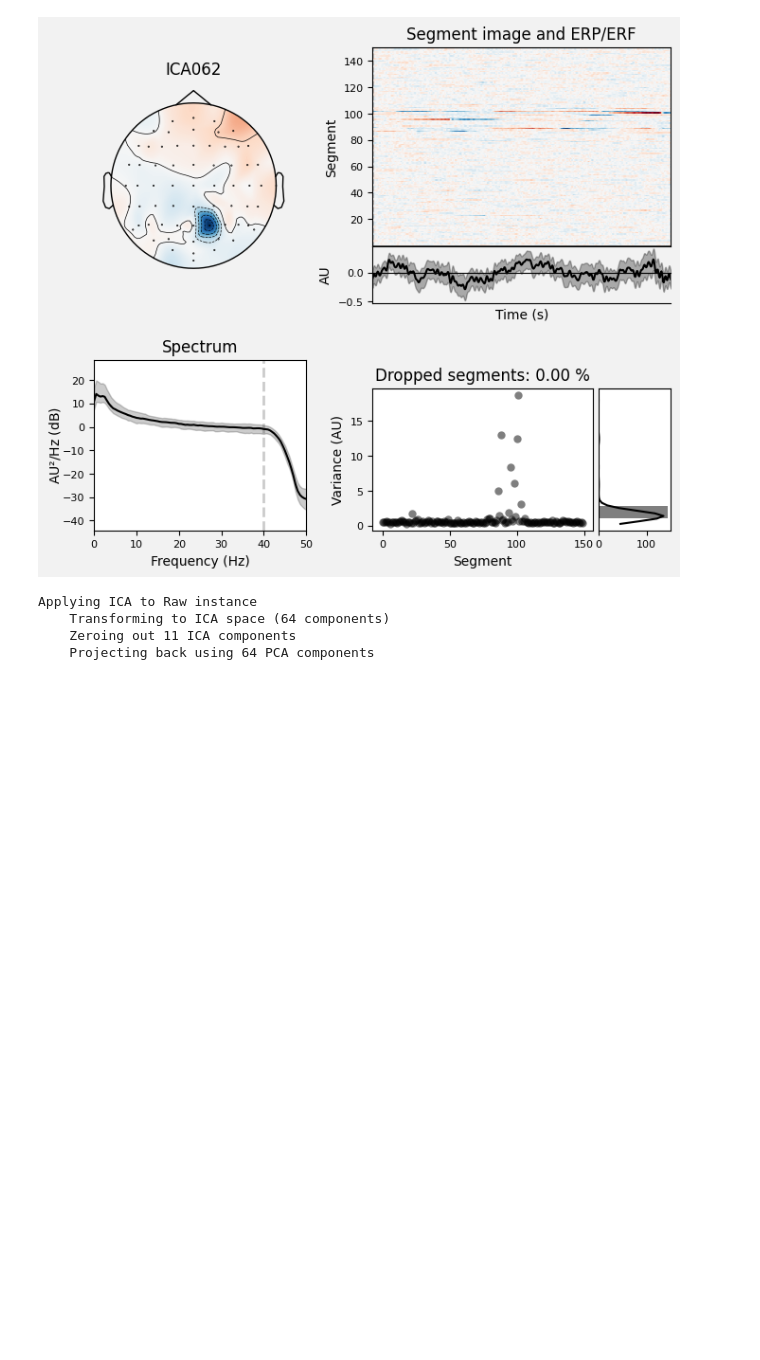
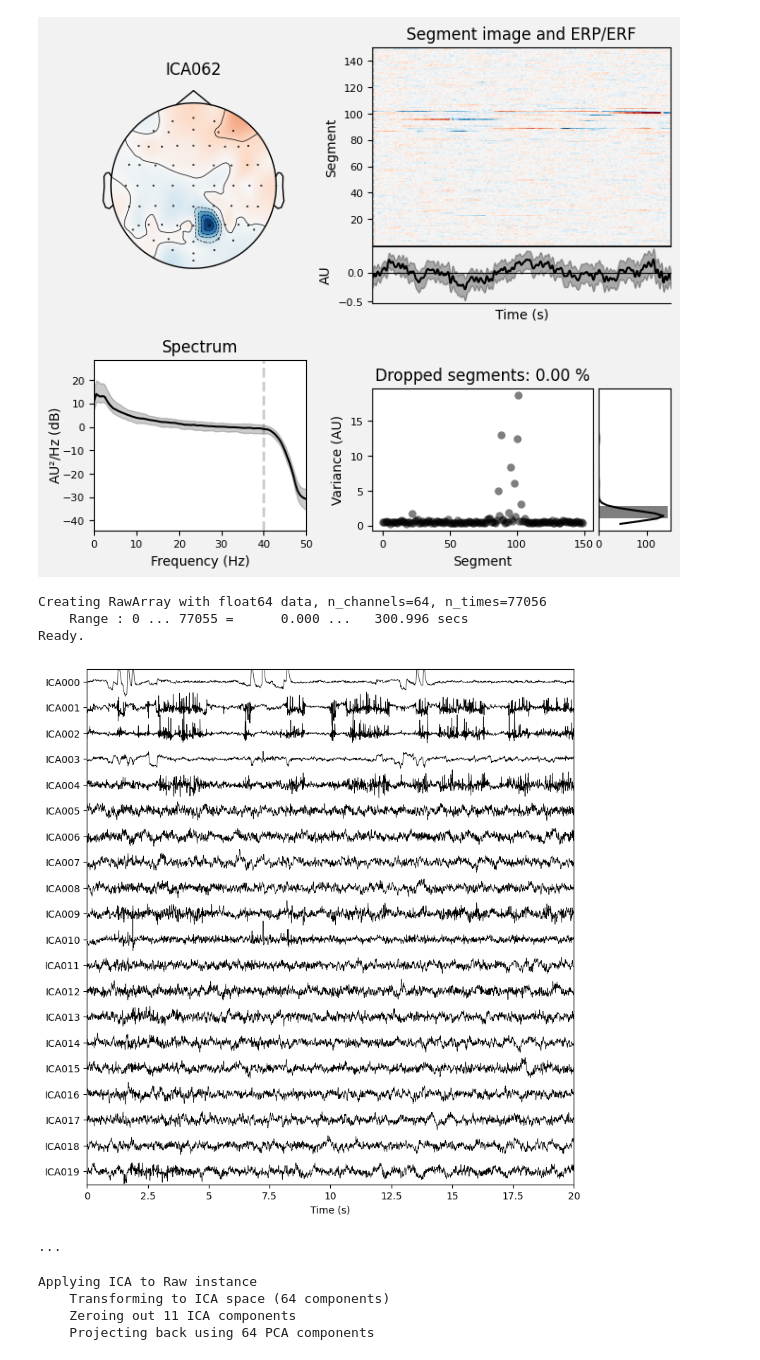
Before and after one commit to pipogood/BCI-Class-Material, a Jupyter notebook: Week9-ICA-Emotion/biosemi_ICApreprocess.ipynb, the cells around one changed output. Drawn from its saved outputs; the diff is of its cells as text; code cells hidden in the pictures; blank space fills up the shorter version.

```diff
--- a/Week9-ICA-Emotion/biosemi_ICApreprocess.ipynb
+++ b/Week9-ICA-Emotion/biosemi_ICApreprocess.ipynb
@@ -156,6 +147,15 @@ No baseline correction applied
 [figure]
 [figure]
 [figure]
+# %%
+ica.plot_sources(raw_EEG, show_scrollbars=False)
+print("...")
+# %% [output]
+Creating RawArray with float64 data, n_channels=64, n_times=77056
+    Range : 0 ... 77055 =      0.000 ...   300.996 secs
+Ready.
+[figure, added]
+...
 # %%
 ICA_cleaned = ica.apply(raw_EEG ,exclude=exclude_idx)
 # %% [output]
```
Also changed, not shown: parts of 1 cell of this notebook, 37 other files.
